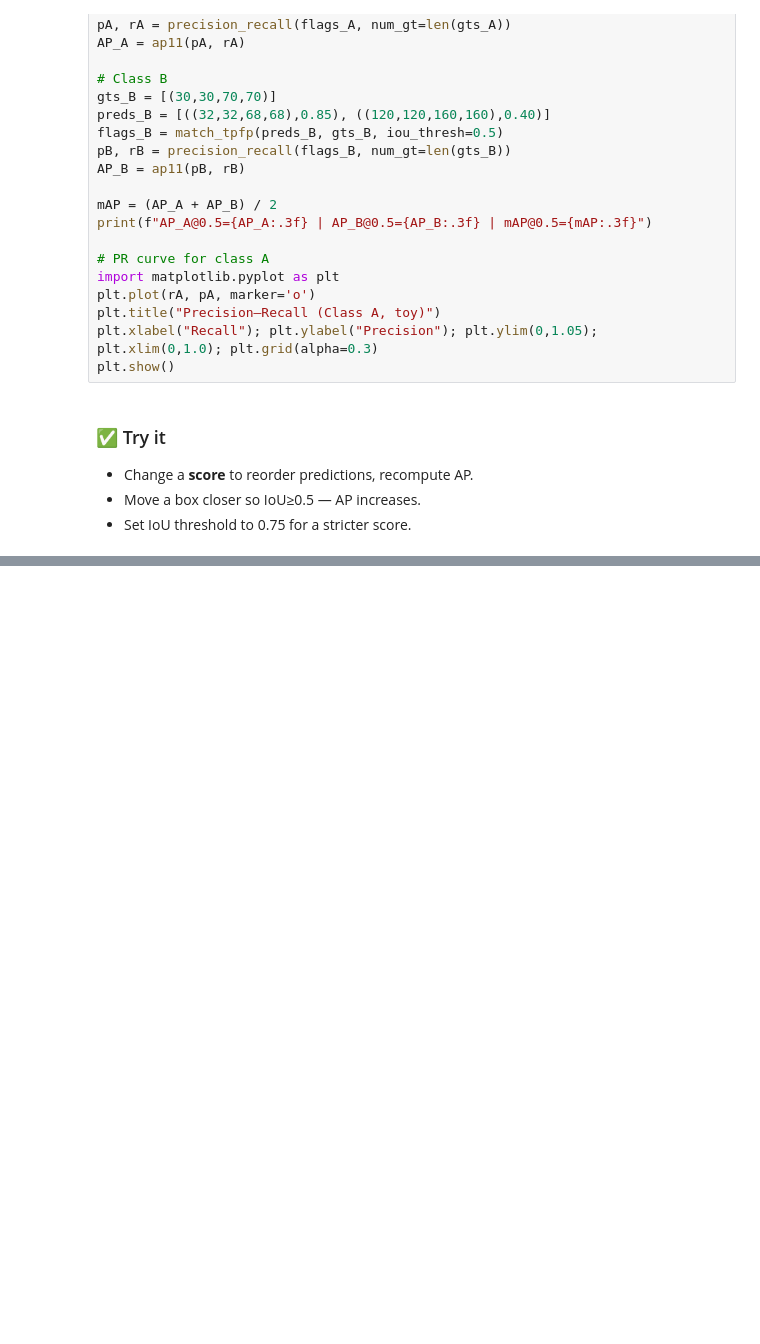
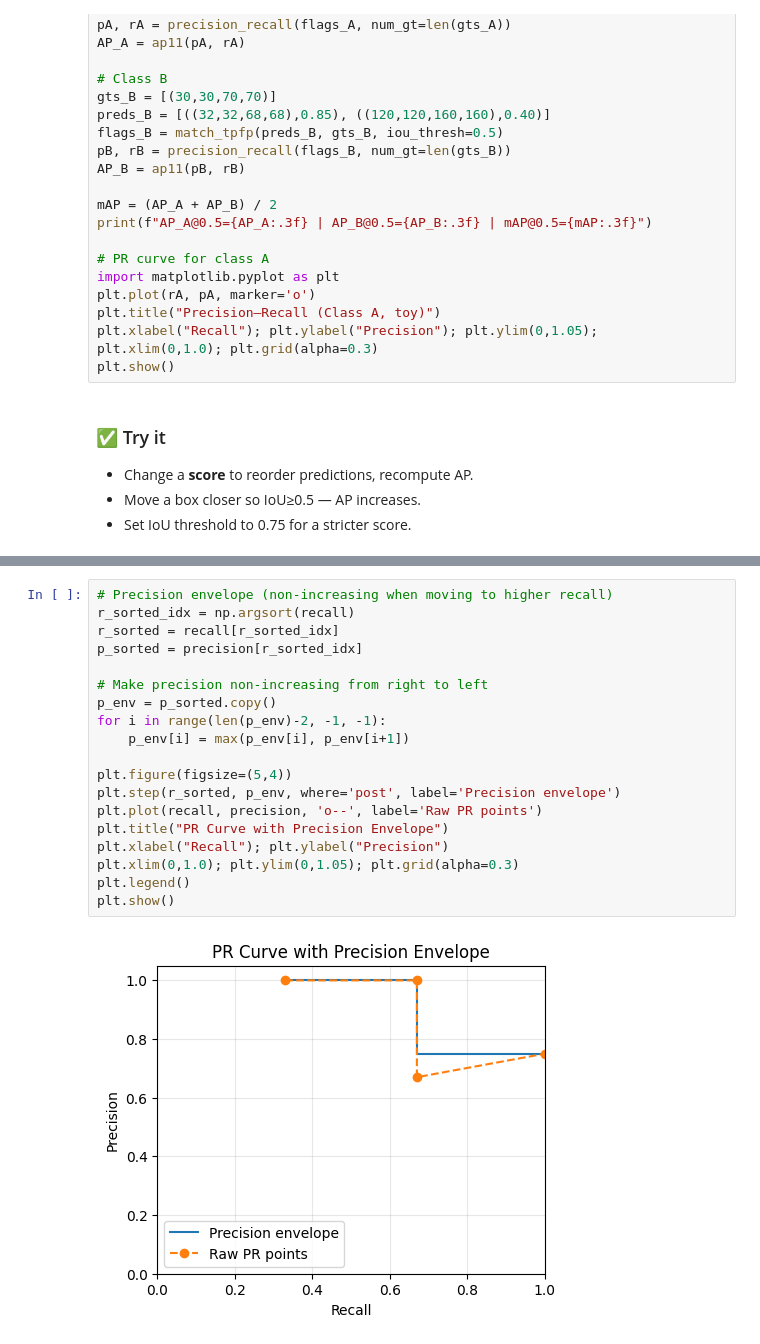
Before and after one commit to CNUClasses/471_code, a Jupyter notebook: week7/mini_iou_nms_map_short.ipynb, the cells around one changed output, grey strips where cells are left out. Drawn from its saved outputs; the diff is of its cells as text; blank space fills up the shorter version.

```diff
--- a/week7/mini_iou_nms_map_short.ipynb
+++ b/week7/mini_iou_nms_map_short.ipynb
@@ -129,0 +151,21 @@ plt.show()
+# %%
+# Precision envelope (non-increasing when moving to higher recall)
+r_sorted_idx = np.argsort(recall)
+r_sorted = recall[r_sorted_idx]
+p_sorted = precision[r_sorted_idx]
+
+# Make precision non-increasing from right to left
+p_env = p_sorted.copy()
+for i in range(len(p_env)-2, -1, -1):
+    p_env[i] = max(p_env[i], p_env[i+1])
+
+plt.figure(figsize=(5,4))
+plt.step(r_sorted, p_env, where='post', label='Precision envelope')
+plt.plot(recall, precision, 'o--', label='Raw PR points')
+plt.title("PR Curve with Precision Envelope")
+plt.xlabel("Recall"); plt.ylabel("Precision")
+plt.xlim(0,1.0); plt.ylim(0,1.05); plt.grid(alpha=0.3)
+plt.legend()
+plt.show()
+# %% [output]
+[figure, added]
```
Also changed, not shown: parts of 1 cell of this notebook, 2 other files.
